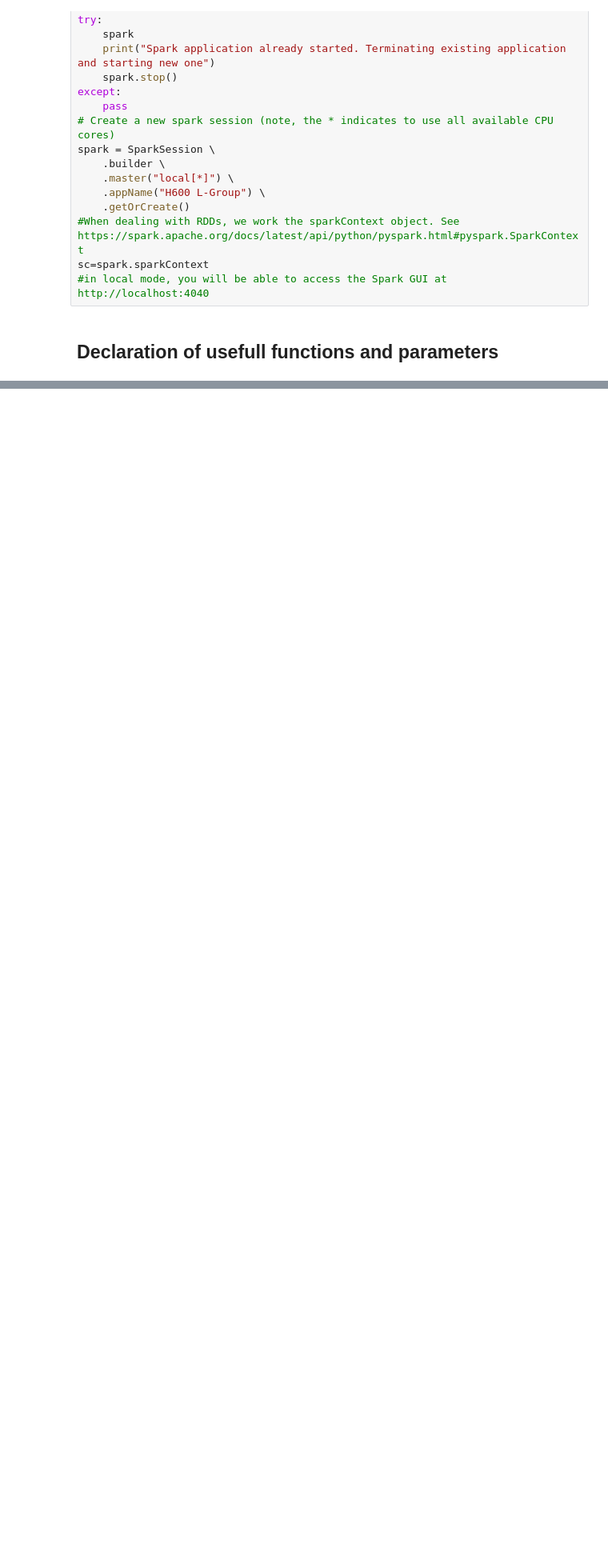
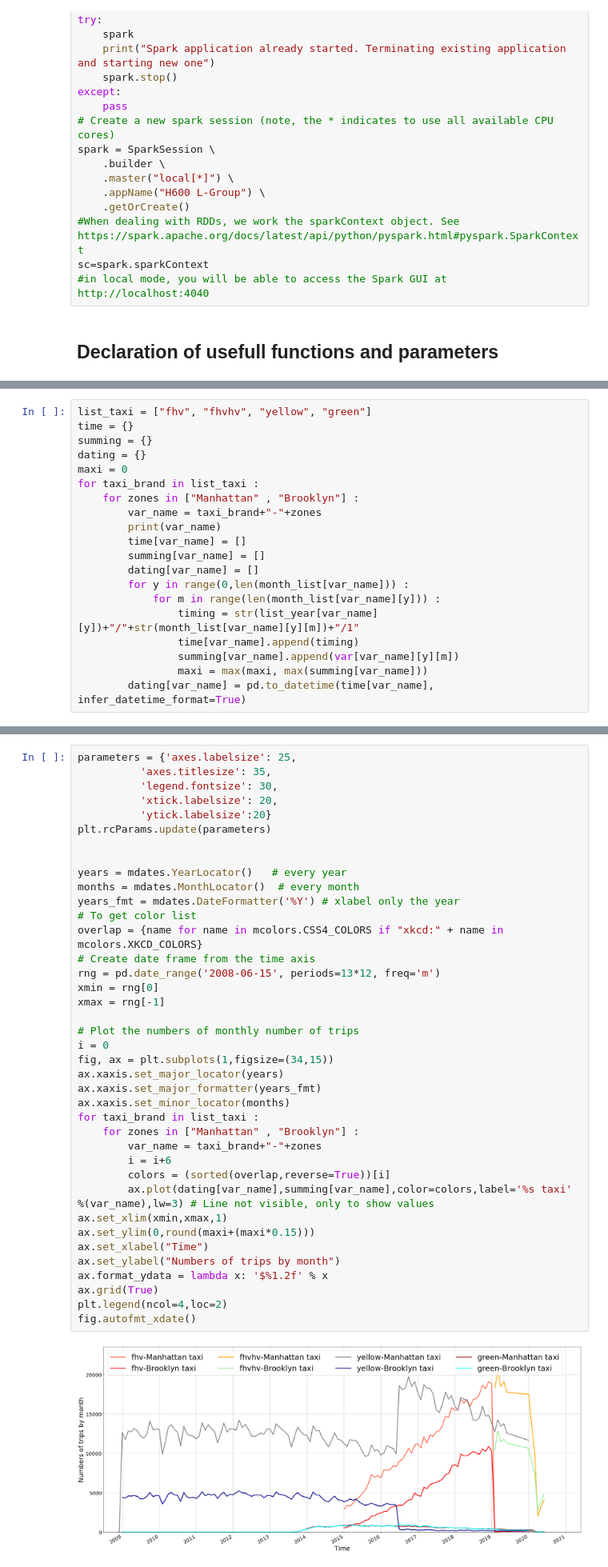
Before and after one commit to MaxDaless/H600-L-Group, a Jupyter notebook: t4_analysis.ipynb, the cells around one changed output, grey strips where cells are left out. Shown at 80% size. Drawn from its saved outputs; the diff is of its cells as text; blank space fills up the shorter version.

```diff
--- a/t4_analysis.ipynb
+++ b/t4_analysis.ipynb
@@ -195,0 +310,20 @@ TypeError: strptime() argument 1 must be str, not Timestamp
+# %%
+list_taxi = ["fhv", "fhvhv", "yellow", "green"]
+time = {}
+summing = {}
+dating = {}
+maxi = 0
+for taxi_brand in list_taxi :
+    for zones in ["Manhattan" , "Brooklyn"] :
+        var_name = taxi_brand+"-"+zones
+        print(var_name)
+        time[var_name] = []
+        summing[var_name] = []
+        dating[var_name] = []
+        for y in range(0,len(month_list[var_name])) :
+            for m in range(len(month_list[var_name][y])) :
+                timing = str(list_year[var_name][y])+"/"+str(month_list[var_name][y][m])+"/1"
+                time[var_name].append(timing)
+                summing[var_name].append(var[var_name][y][m])
+                maxi = max(maxi, max(summing[var_name]))
+        dating[var_name] = pd.to_datetime(time[var_name], infer_datetime_format=True)
@@ -195,0 +339,41 @@ TypeError: strptime() argument 1 must be str, not Timestamp
+# %%
+parameters = {'axes.labelsize': 25,
+          'axes.titlesize': 35,
+          'legend.fontsize': 30,
+          'xtick.labelsize': 20,
+          'ytick.labelsize':20}
+plt.rcParams.update(parameters)
+
+
+years = mdates.YearLocator()   # every year
+months = mdates.MonthLocator()  # every month
+years_fmt = mdates.DateFormatter('%Y') # xlabel only the year
+# To get color list
+overlap = {name for name in mcolors.CSS4_COLORS if "xkcd:" + name in mcolors.XKCD_COLORS}
+# Create date frame from the time axis
+rng = pd.date_range('2008-06-15', periods=13*12, freq='m')
+xmin = rng[0]
+xmax = rng[-1]
+
+# Plot the numbers of monthly number of trips
+i = 0
+fig, ax = plt.subplots(1,figsize=(34,15))
+ax.xaxis.set_major_locator(years)
+ax.xaxis.set_major_formatter(years_fmt)
+ax.xaxis.set_minor_locator(months)
+for taxi_brand in list_taxi :
+    for zones in ["Manhattan" , "Brooklyn"] :
+        var_name = taxi_brand+"-"+zones
+        i = i+6
+        colors = (sorted(overlap,reverse=True))[i]
+        ax.plot(dating[var_name],summing[var_name],color=colors,label='%s taxi' %(var_name),lw=3) # Line not visible, only to show values
+ax.set_xlim(xmin,xmax,1)
+ax.set_ylim(0,round(maxi+(maxi*0.15)))
+ax.set_xlabel("Time")
+ax.set_ylabel("Numbers of trips by month")
+ax.format_ydata = lambda x: '$%1.2f' % x
+ax.grid(True)
+plt.legend(ncol=4,loc=2)
+fig.autofmt_xdate()
+# %% [output]
+[figure, added]
```
Also changed, not shown: parts of 17 cells of this notebook.
